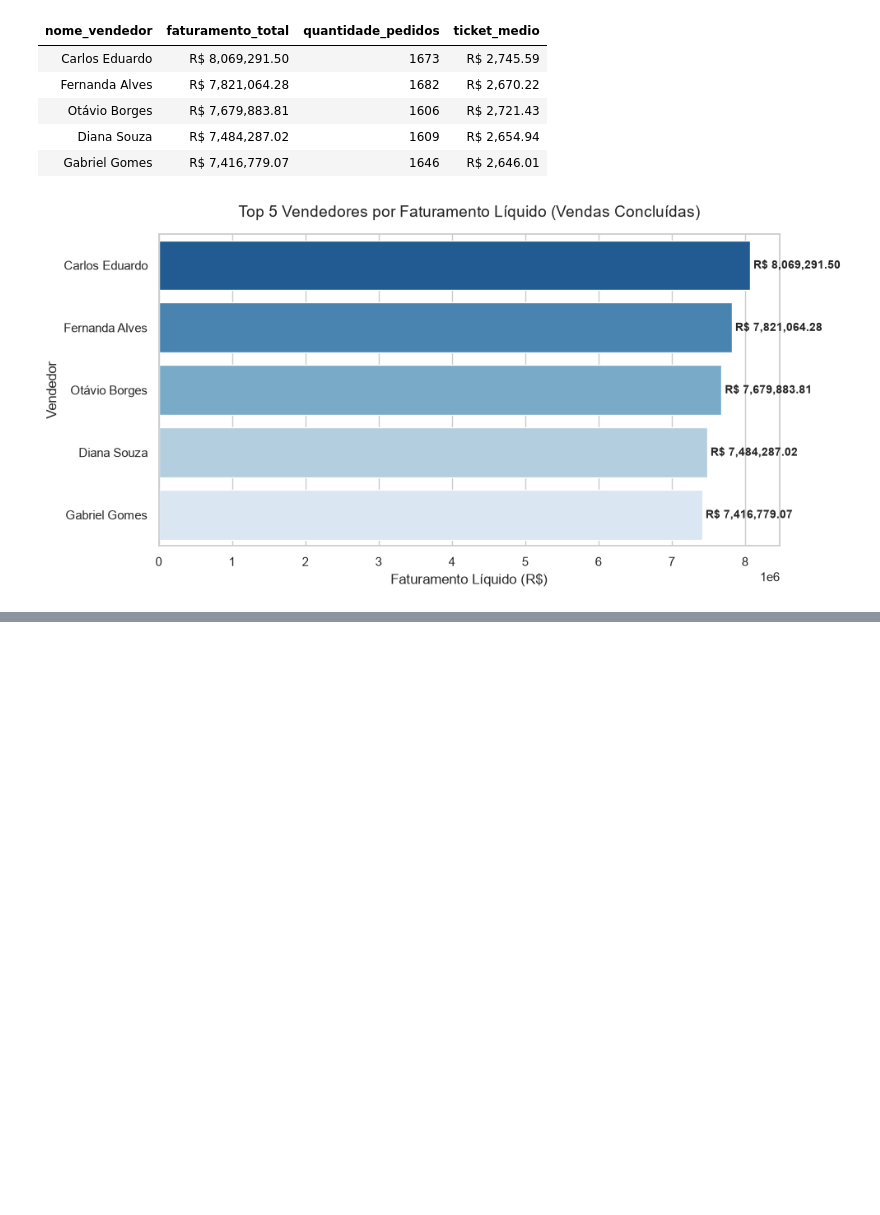
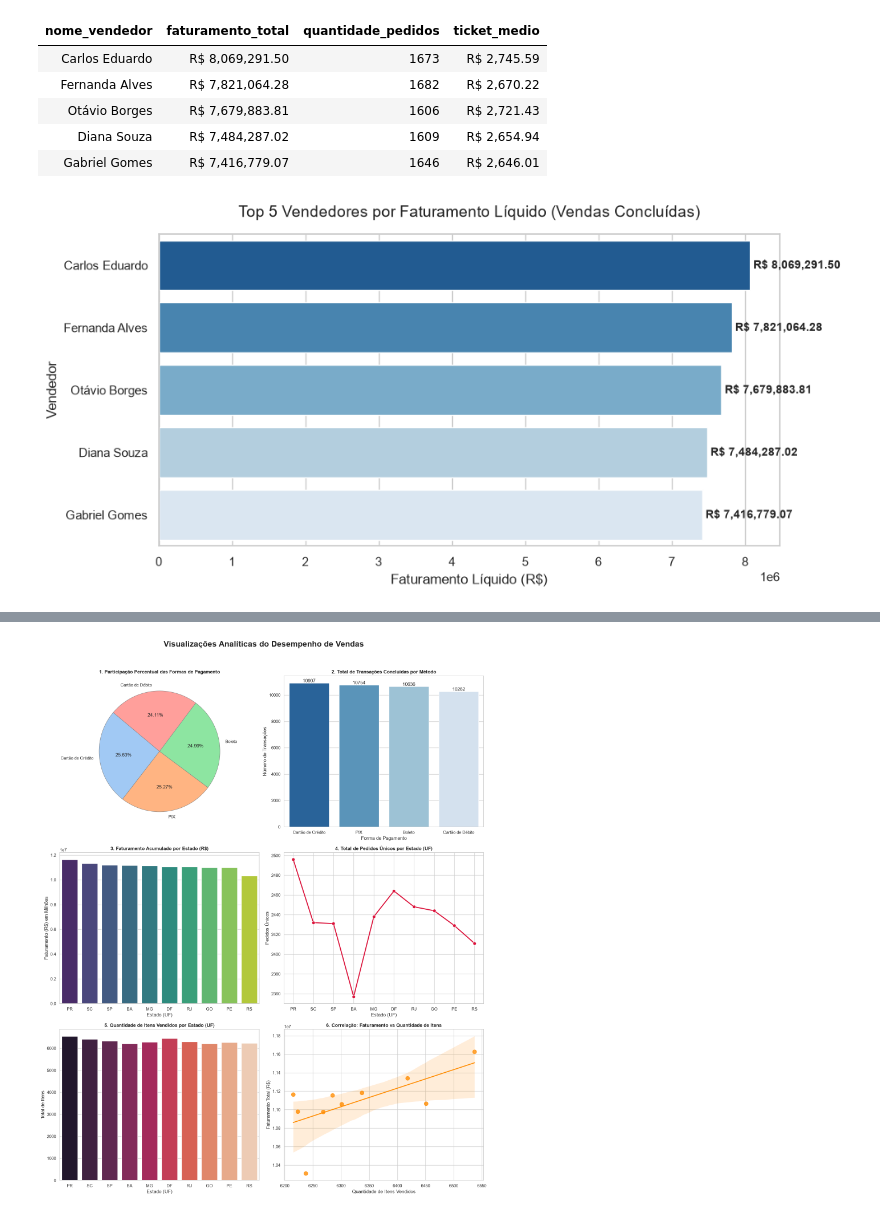
Before and after one commit to diegomudraka/projeto_final_python_senai, a Jupyter notebook: Analise de vendas/Projeto/Analise_dados.ipynb, the cells around one changed output, grey strips where cells are left out. Saved outputs shown, nothing was run; the diff lists cells and outputs as text; code cells hidden in the pictures; blank space fills up the shorter version.

```diff
--- a/Analise de vendas/Projeto/Analise_dados.ipynb
+++ b/Analise de vendas/Projeto/Analise_dados.ipynb
@@ -317,0 +375,16 @@ plt.show()
+# %%
+# Agrupando os dados de transações concluídas por estado do cliente
+geo_analise = concluidas.groupby('estado_cliente').agg(
+    total_faturamento=('valor_total', 'sum'),
+    quantidade_itens=('quantidade', 'sum'),
+    total_pedidos=('id_pedido', 'nunique')
+).reset_index()
+
+# Calculando a participação percentual no faturamento total
+total_geral_faturamento = geo_analise['total_faturamento'].sum()
+geo_analise['participacao_faturamento_pct'] = (geo_analise['total_faturamento'] / total_geral_faturamento) * 100
+
+# Ordenando pelos estados com maior faturamento
+geo_analise = geo_analise.sort_values(by='total_faturamento', ascending=False).reset_index(drop=True)
+
+display(geo_analise)
@@ -317,0 +403,50 @@ plt.show()
+# %%
+import matplotlib.pyplot as plt
+import seaborn as sns
+
+sns.set_theme(style="whitegrid")
+fig, axes = plt.subplots(3, 2, figsize=(16, 20))
+fig.suptitle('Visualizações Analíticas do Desempenho de Vendas', fontsize=20, fontweight='bold', y=0.98)
+
+# 1. Gráfico de Pizza - Participação das Formas de Pagamento
+axes[0, 0].pie(payment_percentages, labels=payment_percentages.index, autopct='%1.2f%%', startangle=140,
+            colors=sns.color_palette('pastel')[0:4], wedgeprops={'edgecolor': 'gray', 'linewidth': 0.8})
+axes[0, 0].set_title('1. Participação Percentual das Formas de Pagamento', fontsize=12, fontweight='bold')
+
+# 2. Gráfico de Barras - Quantidade de Transações por Pagamento
+sns.barplot(x=payment_counts.index, y=payment_counts.values, ax=axes[0, 1], palette='Blues_r', hue=payment_counts.index, legend=False)
+axes[0, 1].set_title('2. Total de Transações Concluídas por Método', fontsize=12, fontweight='bold')
+axes[0, 1].set_ylabel('Número de Transações')
+axes[0, 1].set_xlabel('Forma de Pagamento')
+for p in axes[0, 1].patches:
+    axes[0, 1].annotate(f'{int(p.get_height())}', (p.get_x() + p.get_width() / 2., p.get_height()),
+                ha='center', va='center', xytext=(0, 5), textcoords='offset points')
+
+# 3. Gráfico de Barras - Faturamento por Estado (UF)
+sns.barplot(x='estado_cliente', y='total_faturamento', data=geo_analise, ax=axes[1, 0], palette='viridis', hue='estado_cliente', legend=False)
+axes[1, 0].set_title('3. Faturamento Acumulado por Estado (R$)', fontsize=12, fontweight='bold')
+axes[1, 0].set_ylabel('Faturamento (R$) em Milhões')
+axes[1, 0].set_xlabel('Estado (UF)')
+
+# 4. Gráfico de Linha/Marcadores - Pedidos Únicos por Estado
+sns.lineplot(x='estado_cliente', y='total_pedidos', data=geo_analise, ax=axes[1, 1], marker='o', color='crimson', linewidth=2.5, markersize=8)
+axes[1, 1].set_title('4. Total de Pedidos Únicos por Estado (UF)', fontsize=12, fontweight='bold')
+axes[1, 1].set_ylabel('Pedidos Únicos')
+axes[1, 1].set_xlabel('Estado (UF)')
+
+# 5. Gráfico de Barras - Quantidade de Itens Vendidos por Estado
+sns.barplot(x='estado_cliente', y='quantidade_itens', data=geo_analise, ax=axes[2, 0], palette='rocket', hue='estado_cliente', legend=False)
+axes[2, 0].set_title('5. Quantidade de Itens Vendidos por Estado (UF)', fontsize=12, fontweight='bold')
+axes[2, 0].set_ylabel('Total de Itens')
+axes[2, 0].set_xlabel('Estado (UF)')
+
+# 6. Gráfico de Dispersão com Regressão - Faturamento vs Quantidade de Itens
+sns.regplot(x='quantidade_itens', y='total_faturamento', data=geo_analise, ax=axes[2, 1], color='darkorange', scatter_kws={'s': 100})
+axes[2, 1].set_title('6. Correlação: Faturamento vs Quantidade de Itens', fontsize=12, fontweight='bold')
+axes[2, 1].set_ylabel('Faturamento Total (R$)')
+axes[2, 1].set_xlabel('Quantidade de Itens Vendidos')
+
+plt.tight_layout(rect=[0, 0, 1, 0.96])
+plt.show()
+# %% [output]
+[figure, added]
```
Also changed, not shown: parts of 3 cells of this notebook.
